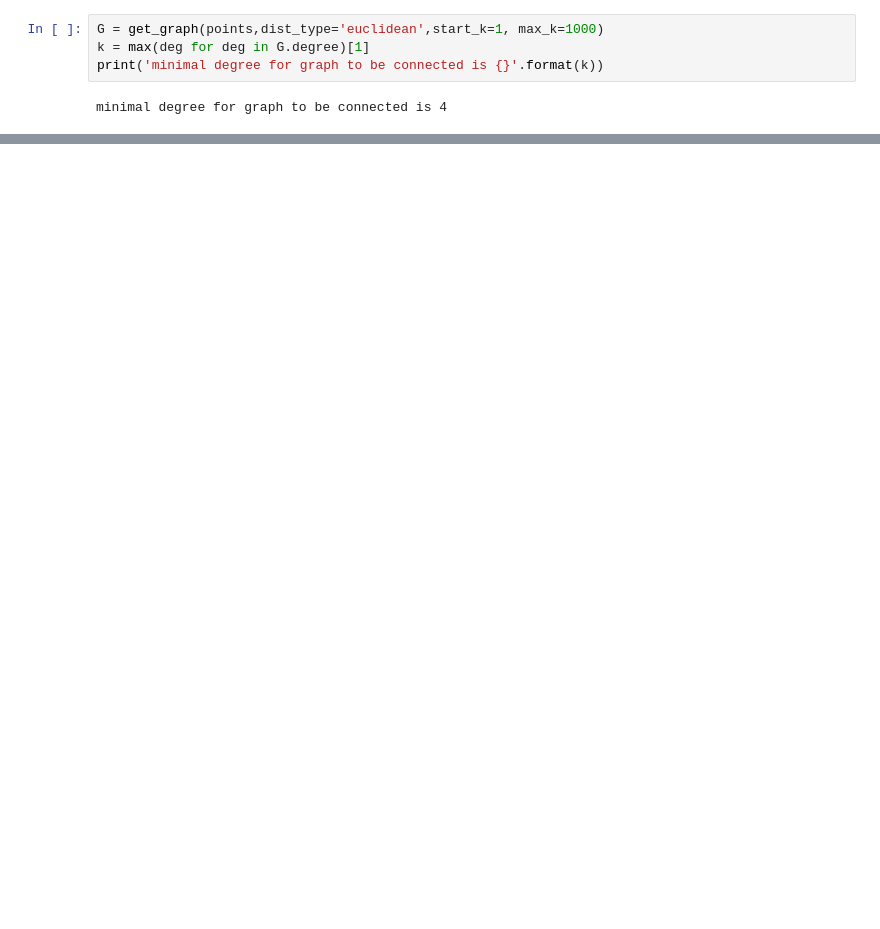
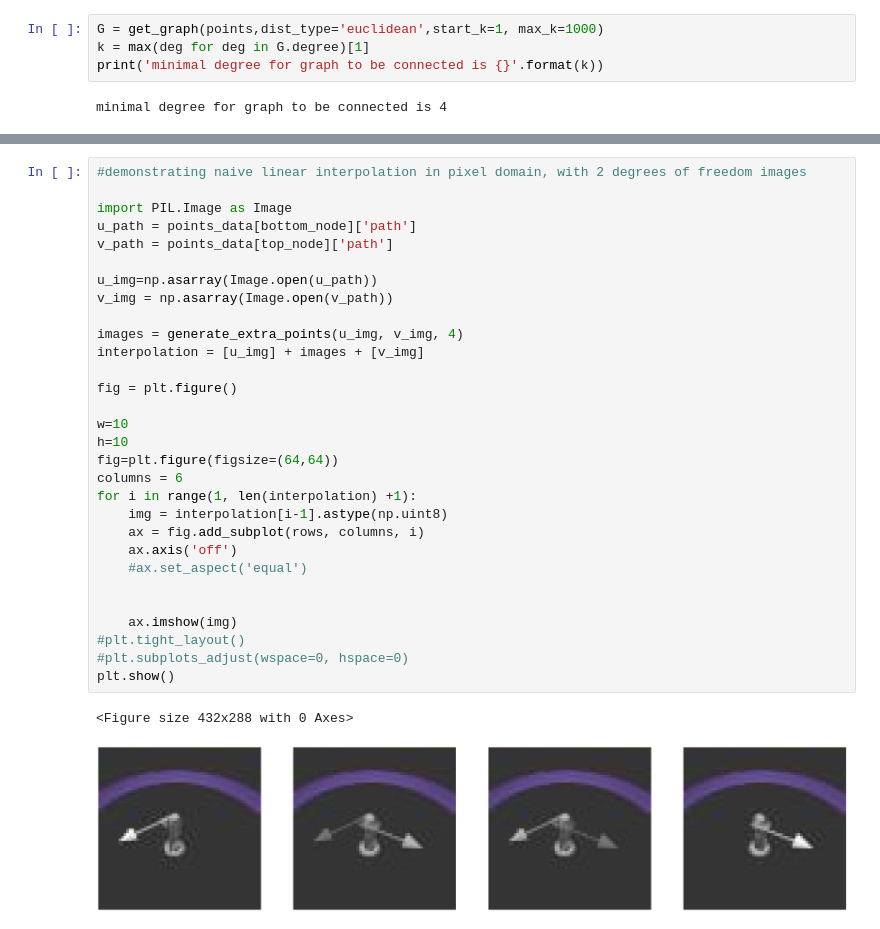
Before and after one commit to Iddoyadlin/DeepLearningCS3598, a Jupyter notebook: graph.ipynb, the cells around one changed output, grey strips where cells are left out. Drawn from its saved outputs; the diff is of its cells as text; blank space fills up the shorter version.

```diff
--- a/graph.ipynb
+++ b/graph.ipynb
@@ -270,0 +394,33 @@ plt.show()
+# %%
+#demonstrating naive linear interpolation in pixel domain, with 2 degrees of freedom images
+
+import PIL.Image as Image
+u_path = points_data[bottom_node]['path']
+v_path = points_data[top_node]['path']
+
+u_img=np.asarray(Image.open(u_path))
+v_img = np.asarray(Image.open(v_path))
+
+images = generate_extra_points(u_img, v_img, 4)
+interpolation = [u_img] + images + [v_img]
+
+fig = plt.figure()
+
+w=10
+h=10
+fig=plt.figure(figsize=(64,64))
+columns = 6
+for i in range(1, len(interpolation) +1):
+    img = interpolation[i-1].astype(np.uint8)
+    ax = fig.add_subplot(rows, columns, i)
+    ax.axis('off')
+    #ax.set_aspect('equal')
+
+
+    ax.imshow(img)
+#plt.tight_layout()
+#plt.subplots_adjust(wspace=0, hspace=0)
+plt.show()
+# %% [output]
+<Figure size 432x288 with 0 Axes>
+[figure, added]
```
Also changed, not shown: parts of 19 cells of this notebook, 1 other file.
